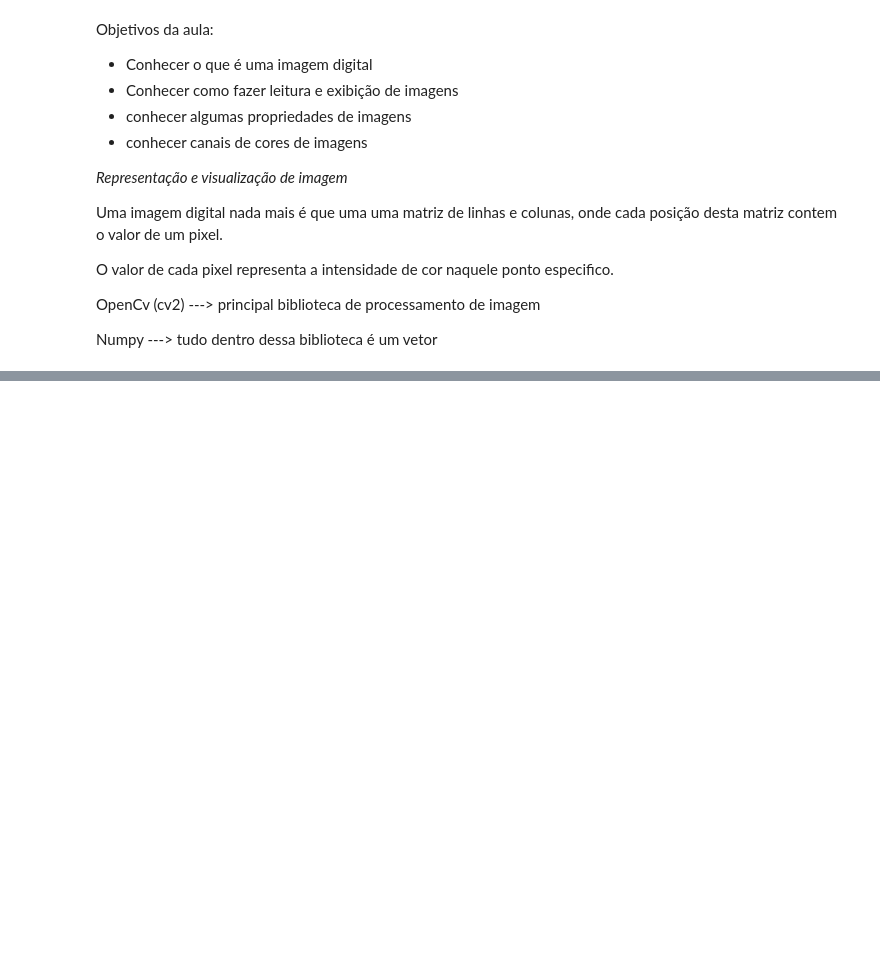
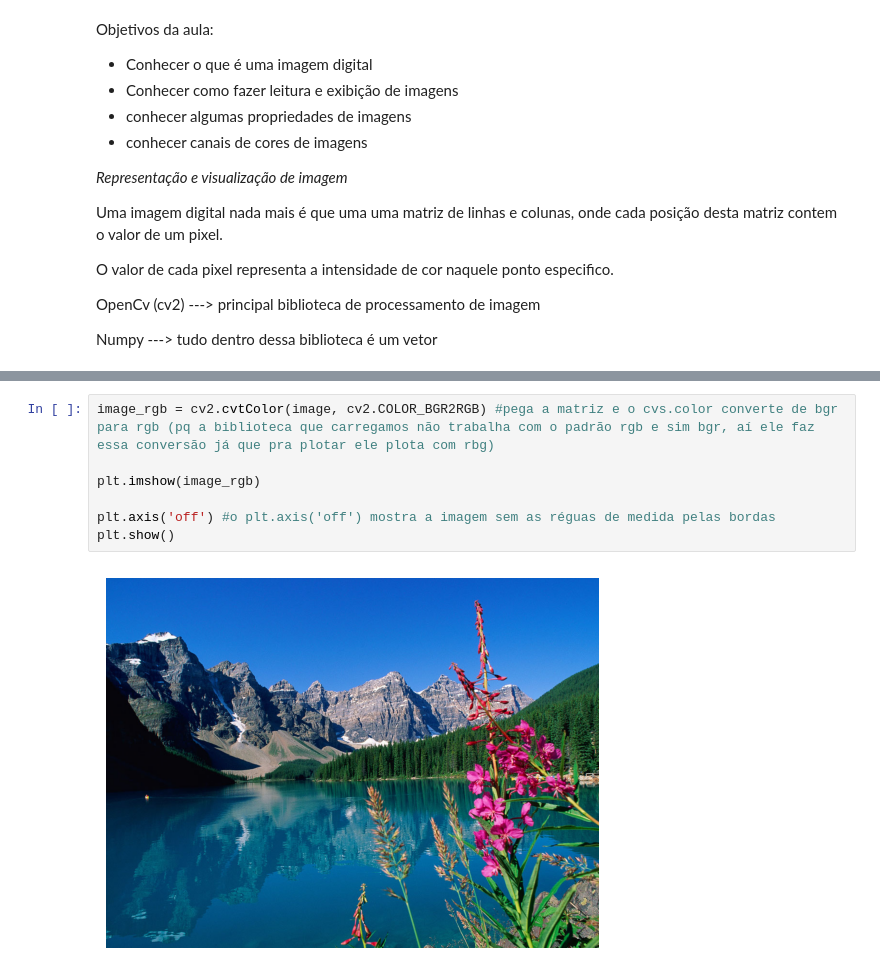
Before and after one commit to XxAbsSouza/AI-Engeneering-Fiap2025, a Jupyter notebook: IntroPID.ipynb, the cells around one changed output, grey strips where cells are left out. Cells and saved outputs as stored; diff of their text form; blank space fills up the shorter version.

```diff
--- a/IntroPID.ipynb
+++ b/IntroPID.ipynb
@@ -52,0 +94,9 @@ print ("OpenCV Versão : %s " % cv2.__version__)
+# %%
+image_rgb = cv2.cvtColor(image, cv2.COLOR_BGR2RGB) #pega a matriz e o cvs.color converte de bgr para rgb (pq a biblioteca que carregamos não trabalha com o padrão rgb e sim bgr, aí ele faz essa conversão já que pra plotar ele plota com rbg)
+
+plt.imshow(image_rgb)
+
+plt.axis('off') #o plt.axis('off') mostra a imagem sem as réguas de medida pelas bordas
+plt.show()
+# %% [output]
+[figure, added]
```
Also changed, not shown: parts of 11 cells of this notebook, 4 other files.
